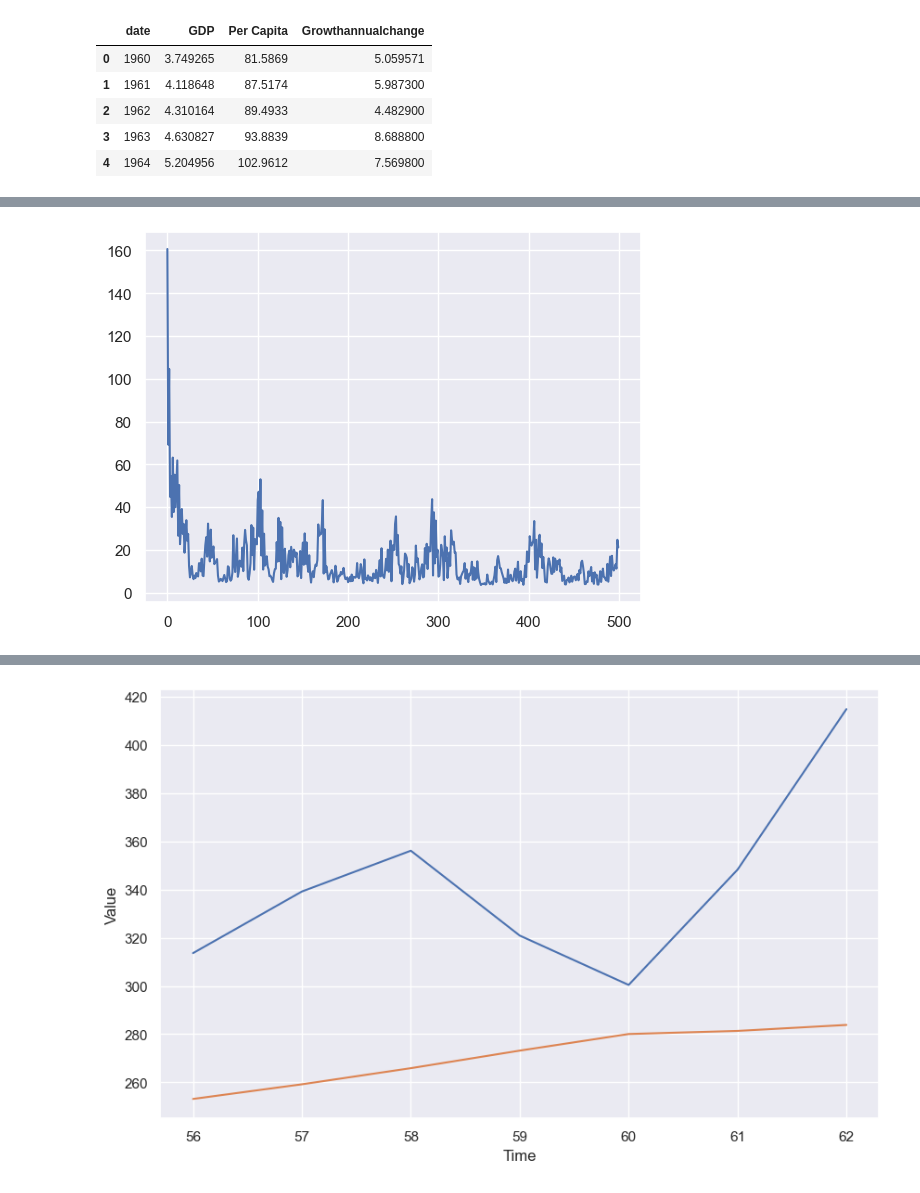
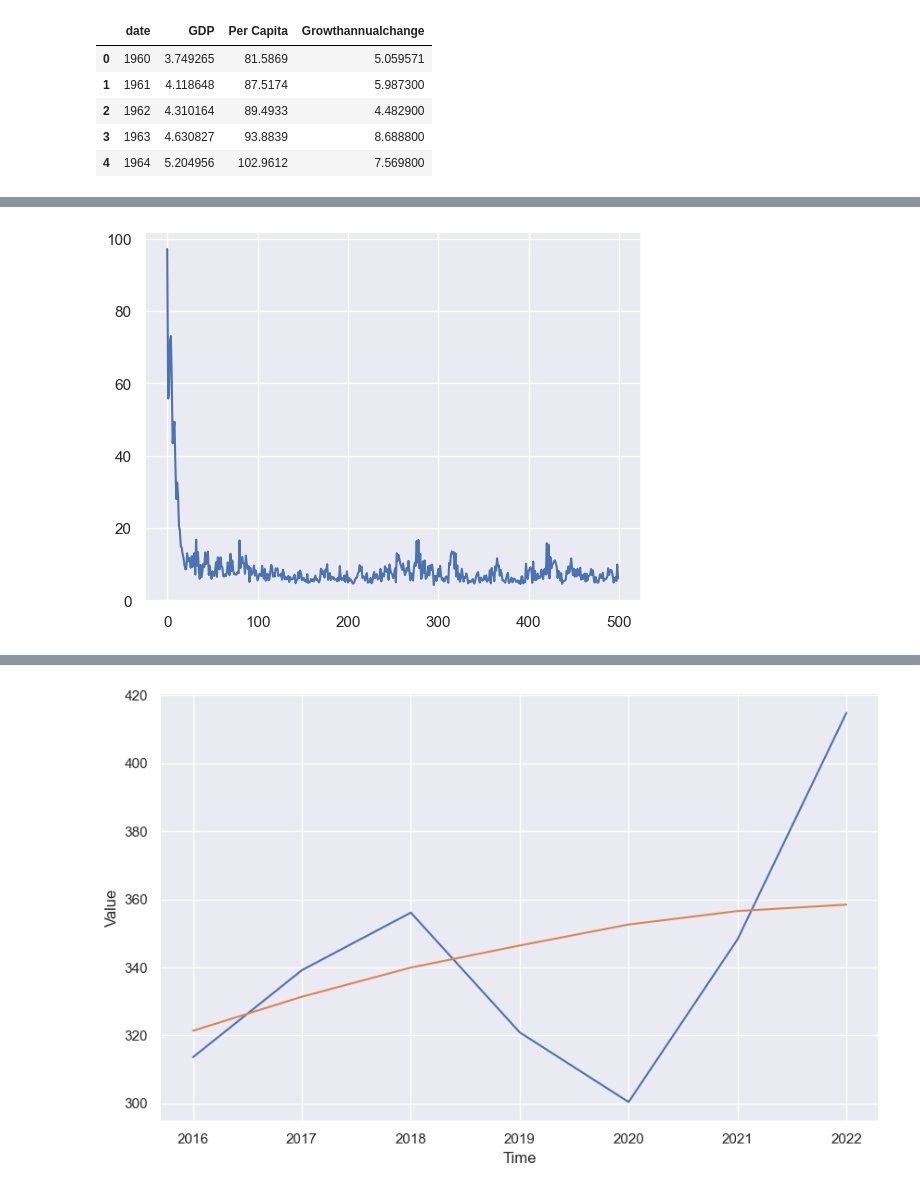
Before and after one commit to Harri200191/GDP-Prediction, a Jupyter notebook: ANN.ipynb, the cells around one changed output, grey strips where cells are left out. Drawn from its saved outputs; the diff is of its cells as text; code cells hidden in the pictures.

```diff
--- a/ANN.ipynb
+++ b/ANN.ipynb
@@ -70,7 +70,7 @@ raw_data.head()
 | 4 | 1964 | 5.204956 | 102.9612 | 7.569800 |
 # %%
 series = raw_data[" GDP"].values
-time = raw_data["date"].values- 1960
+time = raw_data["date"].values
 # %%
 split_time = 56
 
@@ -80,9 +80,9 @@ x_train = series[:split_time]
 time_valid = time[split_time:]
 x_valid = series[split_time:]
 # %%
-window_size = 20
-batch_size = 32
-shuffle_buffer_size = 1000
+window_size = 40
+batch_size = 8
+shuffle_buffer_size = 56
 # %%
 dataset = windowed_dataset(x_train, window_size, batch_size, shuffle_buffer_size)
 # %%
@@ -161,19 +161,15 @@ plt.tick_params('both', length=10, width=1, which='both')
 # %%
-# Generate data windows of the validation set
-val_set = windowed_dataset(x_valid, window_size, batch_size, shuffle_buffer_size)
-
 tf.keras.backend.clear_session()
 
-# Build the model
 model = tf.keras.models.Sequential([
     tf.keras.layers.Lambda(lambda x: tf.expand_dims(x, axis=-1),input_shape=[None]),
-    tf.keras.layers.Bidirectional(tf.keras.layers.LSTM(64, return_sequences=True)),
-    tf.keras.layers.Bidirectional(tf.keras.layers.LSTM(64)),
+    tf.keras.layers.Bidirectional(tf.keras.layers.LSTM(32, return_sequences=True)),
+    tf.keras.layers.Bidirectional(tf.keras.layers.LSTM(32)),
     tf.keras.layers.Dense(1),
     tf.keras.layers.Lambda(lambda x: x * 400.0)
 ])
 
-learning_rate = 5e-6
+learning_rate = 3e-6
 
 optimizer = tf.keras.optimizers.SGD(learning_rate=learning_rate, momentum=0.9)
 
@@ -182,6 +178,6 @@ model.compile(loss=tf.keras.losses.Huber(),
               metrics=["mae"])
 
 # Train the model
-history = model.fit(dataset,epochs=500, validation_data=val_set)
+history = model.fit(dataset,epochs=500)
 # %% [output]
 Epoch 1/500
@@ -207,7 +203,7 @@ epochs = range(len(loss))
 plt.plot(epochs, loss, 'b', label='Training Loss')
 plt.show()
 # %% [output]
-[figure, old version]
+[figure, new version]
 # %%
 def model_forecast(model, series, window_size, batch_size):
     dataset = tf.data.Dataset.from_tensor_slices(series)
@@ -226,5 +222,7 @@ forecast = model_forecast(model, forecast_series, window_size, batch_size)
 
 results = forecast.squeeze()
 
+results = results + 50
+
 plot_series(time_valid, (x_valid, results))
 # %% [output]
@@ -232,4 +230,4 @@ plot_series(time_valid, (x_valid, results))
-[figure, old version]
+[figure, new version]
 # %%
 forecast = []
 forecast_series = series[split_time - window_size:]
```
Also changed, not shown: parts of 8 cells of this notebook.
